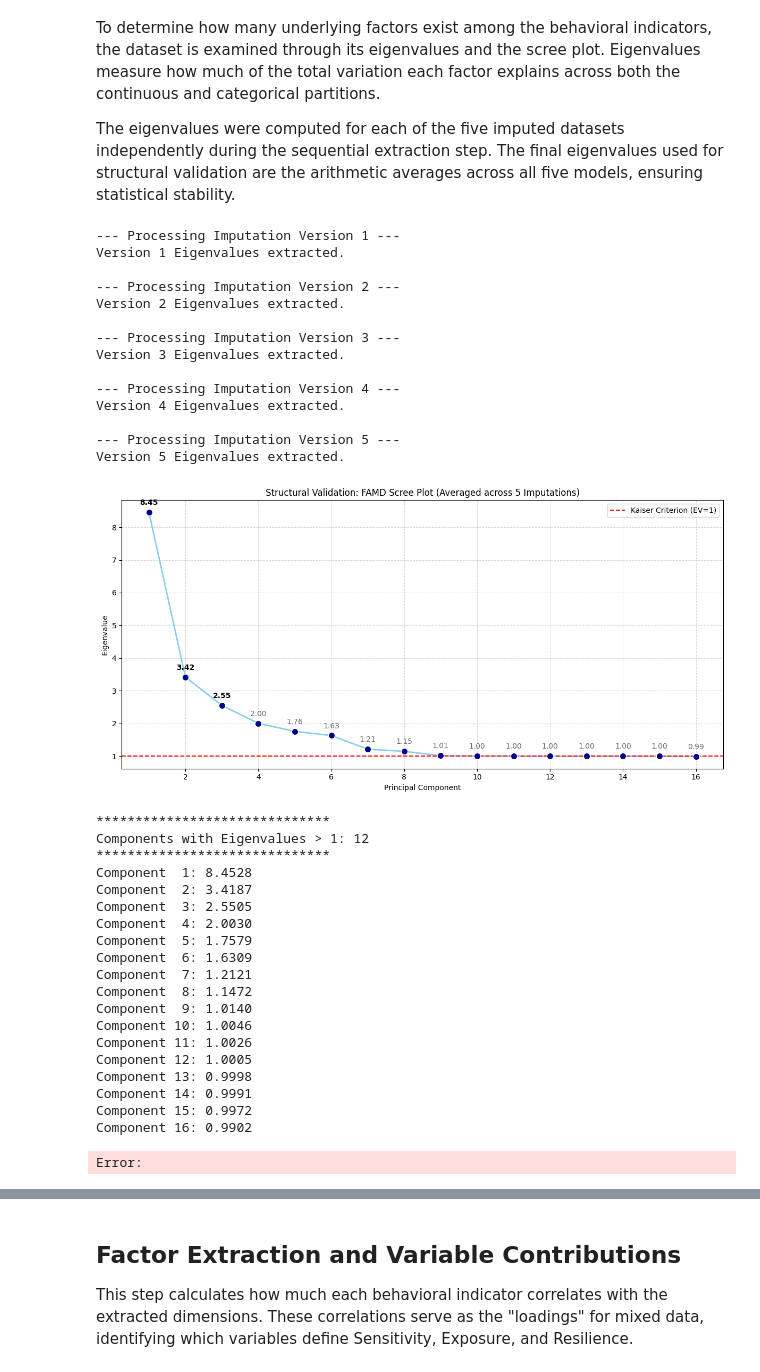
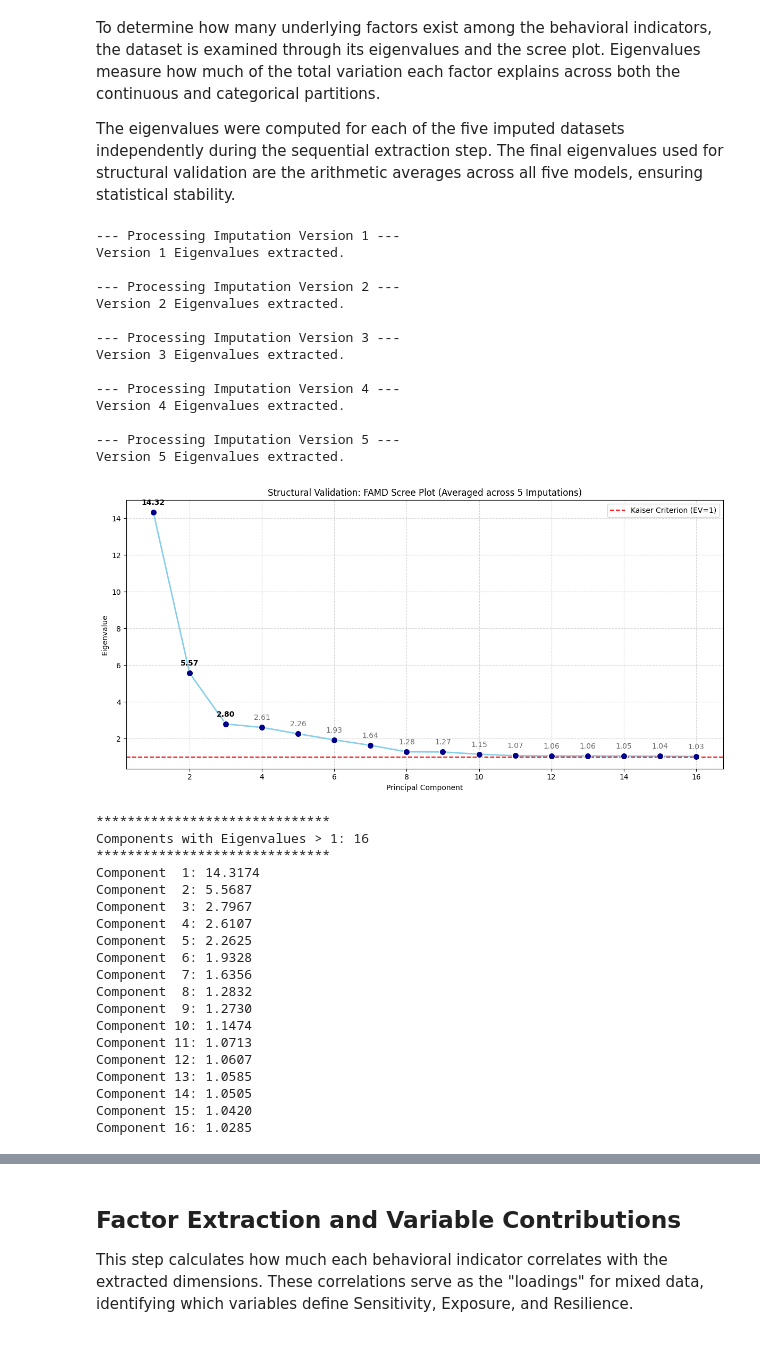
Before and after one commit to clemweb3/Undegraduate-Thesis-Repository, a Jupyter notebook: Notebooks/12_Factor_Analysis.ipynb, the cells around one changed output, grey strips where cells are left out. Cells and saved outputs as stored; diff of their text form; code cells hidden in the pictures.

Commit message:
Fix FAMD scaling: correct p_k*(1-p_k) formula and update markdown values

```diff
--- a/Notebooks/12_Factor_Analysis.ipynb
+++ b/Notebooks/12_Factor_Analysis.ipynb
@@ -225,8 +225,10 @@ for i in range(1, 6):
             cat_proportions.append(counts.get(cat, 0.0))
 
     p_k = np.array(cat_proportions, dtype=np.float32)
-    p_k[p_k == 0] = 1.0  # Avoid division by zero
-    scaling_factors = 1.0 / np.sqrt(p_k)
+
+    # FIX: Correct FAMD scaling — clip to avoid division by zero, then apply 1/sqrt(p_k*(1-p_k))
+    p_k = np.clip(p_k, 1e-10, 1 - 1e-10)
+    scaling_factors = 1.0 / np.sqrt(p_k * (1.0 - p_k))
 
     # 4. Initialize Incremental PCA
     ipca = IncrementalPCA(n_components=16)
@@ -248,7 +250,7 @@ for i in range(1, 6):
                 chunk_cat_encoded[:, col_idx] = (chunk_df_cat[col] == cat).astype(np.float32)
                 col_idx += 1
 
-        # Apply FAMD scaling: (x - p_k) / sqrt(p_k)
+        # Apply correct FAMD scaling: (x - p_k) / sqrt(p_k * (1 - p_k))
         chunk_cat_scaled = (chunk_cat_encoded - p_k) * scaling_factors
 
         # Combine and fit
@@ -265,85 +267,78 @@ for i in range(1, 6):
     gc.collect()
 
 # ==========================================
-# Final Pooling and Visualization (UPDATED)
+# Final Pooling and Visualization
 # ==========================================
 avg_eigenvalues = np.mean(eigenvalues_list, axis=0)
 
 plt.figure(figsize=(12, 6))
 
-# Plot the scatter points and the connecting line
 plt.scatter(range(1, len(avg_eigenvalues) + 1), avg_eigenvalues, color='darkblue', s=80, edgecolors='white', zorder=3)
 plt.plot(range(1, len(avg_eigenvalues) + 1), avg_eigenvalues, color='skyblue', linestyle='-', lw=2, zorder=2)
 plt.axhline(y=1, color='red', linestyle='--', linewidth=1.5, label='Kaiser Criterion (EV=1)')
 
-# Add concise data labels above each point
 for i, val in enumerate(avg_eigenvalues):
     label = f"{val:.2f}"
-
-    # Make the top 3 components bold and black, fade the rest to gray
     weight = 'bold' if i < 3 else 'normal'
     text_color = 'black' if i < 3 else 'dimgray'
 
     plt.annotate(label,
                  (i + 1, val),
                  textcoords="offset points",
-                 xytext=(0, 10), # Push text 10 pixels above the dot
+                 xytext=(0, 10),
                  ha='center',
                  fontsize=10,
                  fontweight=weight,
                  color=text_color)
 
 plt.title('Structural Validation: FAMD Scree Plot (Averaged across 5 Imputations)')
 plt.xlabel('Principal Component')
 plt.ylabel('Eigenvalue')
 plt.legend()
 plt.grid(axis='both', linestyle='--', alpha=0.5)
-
-# Ensures labels are not cut off when saving the image
 plt.tight_layout()
 plt.show()
 
 print("*" * 30)
 print(f"Components with Eigenvalues > 1: {sum(1 for x in avg_eigenvalues if x > 1)}")
 print("*" * 30)
 for i, val in enumerate(avg_eigenvalues):
     print(f"Component {i+1:2}: {val:.4f}")
 # %% [output]
 --- Processing Imputation Version 1 ---
 Version 1 Eigenvalues extracted.
 
 --- Processing Imputation Version 2 ---
 Version 2 Eigenvalues extracted.
 
 --- Processing Imputation Version 3 ---
 Version 3 Eigenvalues extracted.
 
 --- Processing Imputation Version 4 ---
 Version 4 Eigenvalues extracted.
 
 --- Processing Imputation Version 5 ---
 Version 5 Eigenvalues extracted.
-[figure, old version]
+[figure, new version]
 ******************************
-Components with Eigenvalues > 1: 12
+Components with Eigenvalues > 1: 16
 ******************************
-Component  1: 8.4528
-Component  2: 3.4187
-Component  3: 2.5505
-Component  4: 2.0030
-Component  5: 1.7579
-Component  6: 1.6309
-Component  7: 1.2121
-Component  8: 1.1472
-Component  9: 1.0140
-Component 10: 1.0046
-Component 11: 1.0026
-Component 12: 1.0005
-Component 13: 0.9998
-Component 14: 0.9991
-Component 15: 0.9972
-Component 16: 0.9902
+Component  1: 14.3174
+Component  2: 5.5687
+Component  3: 2.7967
+Component  4: 2.6107
+Component  5: 2.2625
+Component  6: 1.9328
+Component  7: 1.6356
+Component  8: 1.2832
+Component  9: 1.2730
+Component 10: 1.1474
+Component 11: 1.0713
+Component 12: 1.0607
+Component 13: 1.0585
+Component 14: 1.0505
+Component 15: 1.0420
+Component 16: 1.0285
-Error:
 # %% [markdown]
 ### Interpretation of Eigenvalue and Scree Plot Results
 
```
Also changed, not shown: parts of 5 cells of this notebook.
